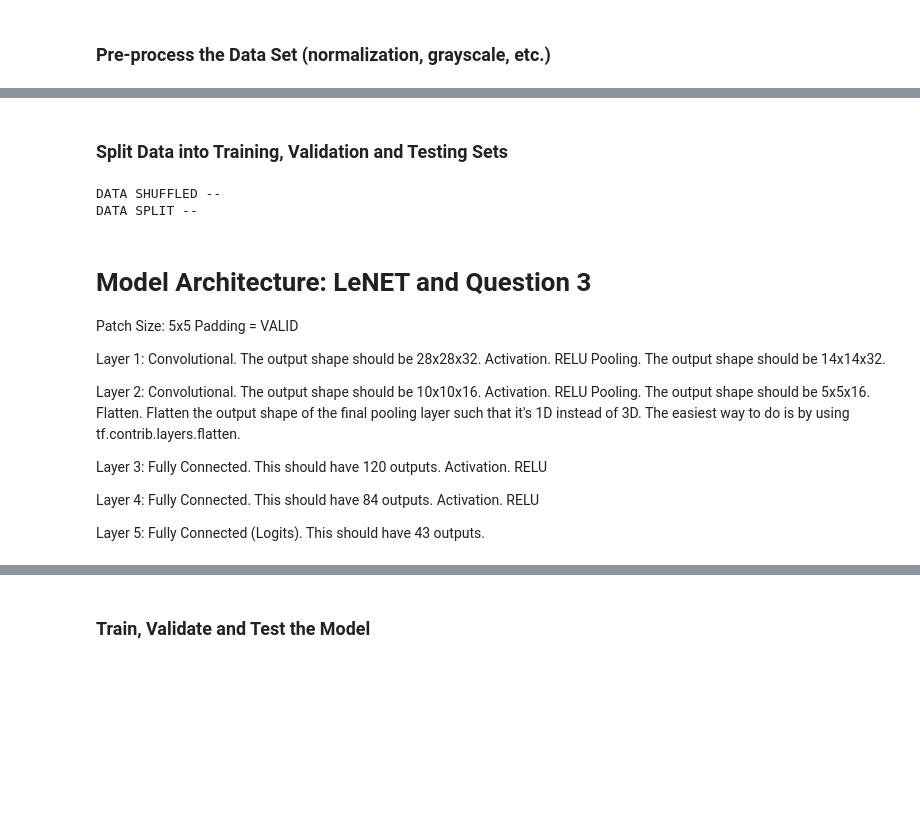
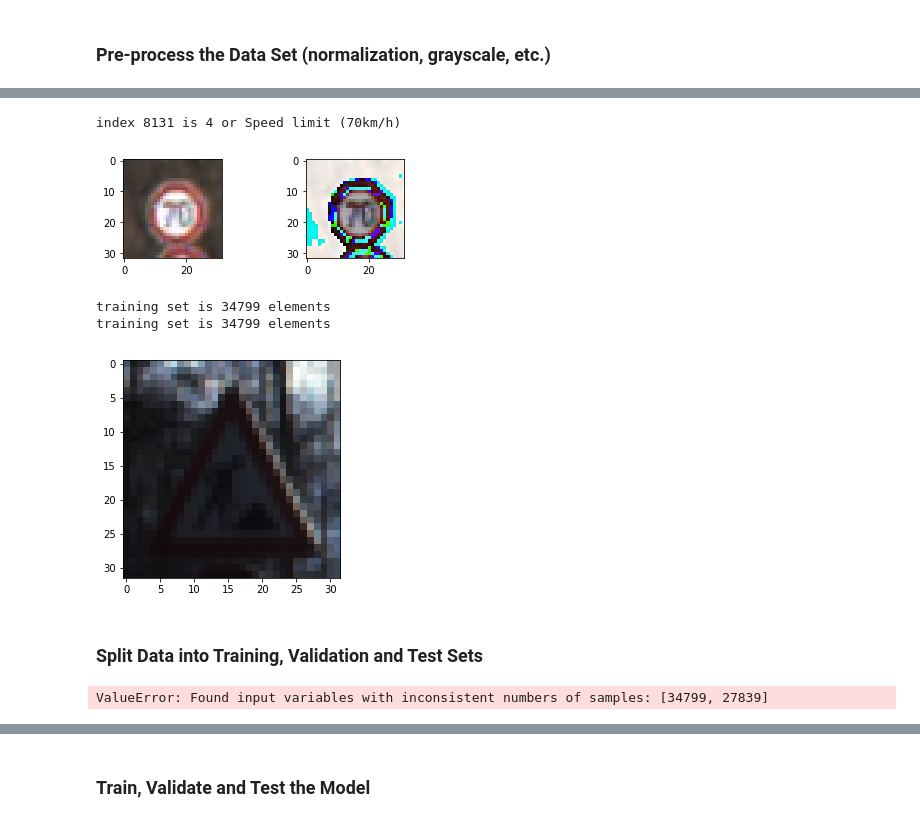
Before and after one commit to sebastienpig/TrafficSignClassifier, a Jupyter notebook: SebastienPignolo_TrafficSignClassifier.ipynb, the cells around one changed output, grey strips where cells are left out. Cells and saved outputs as stored; diff of their text form; code cells hidden in the pictures; blank space fills up the shorter version.

```diff
--- a/SebastienPignolo_TrafficSignClassifier.ipynb
+++ b/SebastienPignolo_TrafficSignClassifier.ipynb
@@ -273,10 +255,51 @@ plt.show()
+# %%
+def normalize_image(X, index):
+    X_norm = X
+    X_norm = (X - X.mean())/(np.max(X) - np.min(X))
+
+    return X_norm[index]
+
+index=random.randint(0,n_train)
+print ("index %s is %s or %s "%(index,str(y_train[index]), sign_dictionary[str(y_train[index])]))
+
+plt.subplot(2,2,1)
+plt.imshow(X_train[index])
+
+plt.subplot(2,2,2)
+image_norm = normalize_image(X_train, index)
+plt.imshow(image_norm)
+
+plt.show()
+
+lenght= len(X_train)
+print("training set is %d elements" %(lenght))
+
+np.append(X_train, image_norm)
+
+lenght2= len(X_train)
+print("training set is %d elements" %(lenght2))
+
+plt.imshow(X_train[lenght2-1])
+plt.show()
+# %% [output]
+index 8131 is 4 or Speed limit (70km/h)
+[figure, added]
+training set is 34799 elements
+training set is 34799 elements
+[figure, added]
 # %% [markdown]
-### Split Data into Training, Validation and Testing Sets
+### Split Data into Training, Validation and Test Sets
 # %%
 ### Split the data into training/validation/testing sets here.
 ### Before splitting we shuffle the cards using scikit examples:
 ## http://scikit-learn.org/stable/modules/generated/sklearn.model_selection.train_test_split.html
 ## http://scikit-learn.org/stable/modules/generated/sklearn.utils.shuffle.html
+
+X_train_norm = X_train
+X_test_norm = X_test
+
+X_train_norm = (X_train - X_train.mean())/(np.max(X_train) - np.min(X_train))
+X_test_norm = (X_test - X_test.mean())/(np.max(X_test) - np.min(X_test))
 
 
 #shuffling the Data
@@ -287,30 +310,4 @@ print("DATA SHUFFLED --")
 X_train_norm, X_val, y_train, y_val = train_test_split(X_train_norm, y_train, test_size=0.2, random_state=42)
 print ("DATA SPLIT --")
 # %% [output]
-DATA SHUFFLED --
-DATA SPLIT --
+ValueError: Found input variables with inconsistent numbers of samples: [34799, 27839]
-# %% [markdown]
-# Model Architecture: LeNET  and Question 3
-
-
-Patch Size: 5x5
-Padding = VALID
-
-Layer 1: Convolutional. The output shape should be 28x28x32.
-Activation. RELU
-Pooling. The output shape should be 14x14x32.
-
-
-Layer 2: Convolutional. The output shape should be 10x10x16.
-Activation. RELU
-Pooling. The output shape should be 5x5x16.
-Flatten. Flatten the output shape of the final pooling layer such that it's 1D instead of 3D. The easiest way to do is by using tf.contrib.layers.flatten.
-
-Layer 3: Fully Connected. This should have 120 outputs.
-Activation. RELU
-
-
-Layer 4: Fully Connected. This should have 84 outputs.
-Activation. RELU
-
-Layer 5: Fully Connected (Logits). This should have 43 outputs.
```
Also changed, not shown: parts of 12 cells of this notebook.
